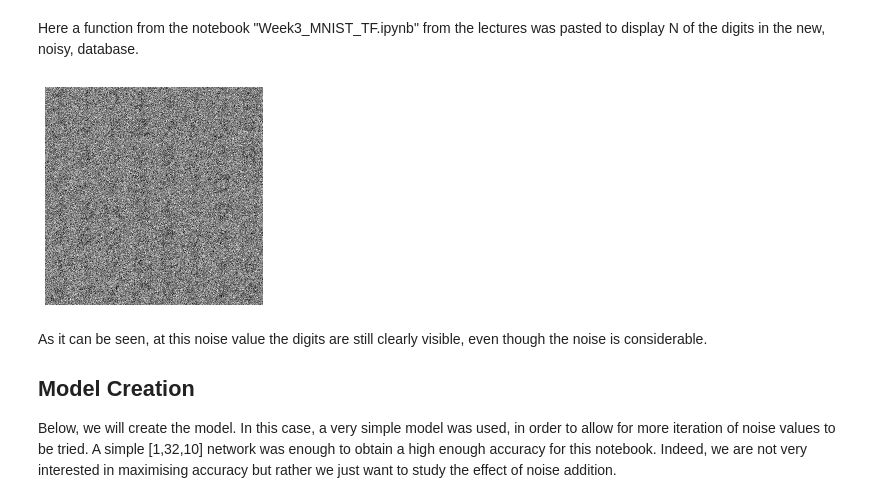
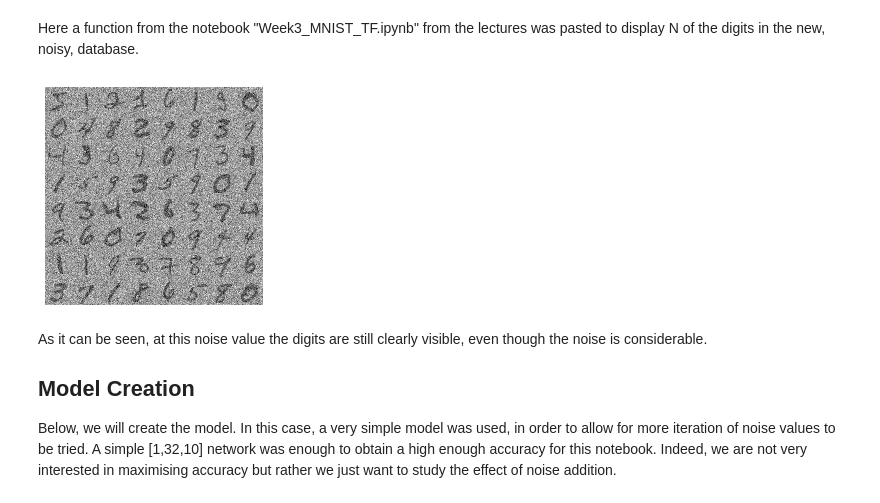
Before and after one commit to SeanNassimiha/ML-for-Physicists-PHAS0056, a Jupyter notebook: MNIST_training_on_noisyImg.ipynb, the cells around one changed output. Saved outputs shown, nothing was run; the diff lists cells and outputs as text; code cells hidden in the pictures.

```diff
--- a/MNIST_training_on_noisyImg.ipynb
+++ b/MNIST_training_on_noisyImg.ipynb
@@ -97,12 +97,12 @@ def display_image_array(whichImg):
   plt.axis('off')
   plt.show()
 # %%
-show_noise = mnist_noise(train_images, y_noise = 1.4) #adding noise to the train_images database
+show_noise = mnist_noise(train_images, y_noise = 0.4) #adding noise to the train_images database
 
 whichImg=range(64)
 display_image_array(whichImg) #displaying all the noisy images
 # %% [output]
-[figure, old version]
+[figure, new version]
 # %% [markdown]
 As it can be seen, at this noise value the digits are still clearly visible, even though the noise is considerable.
 
```
